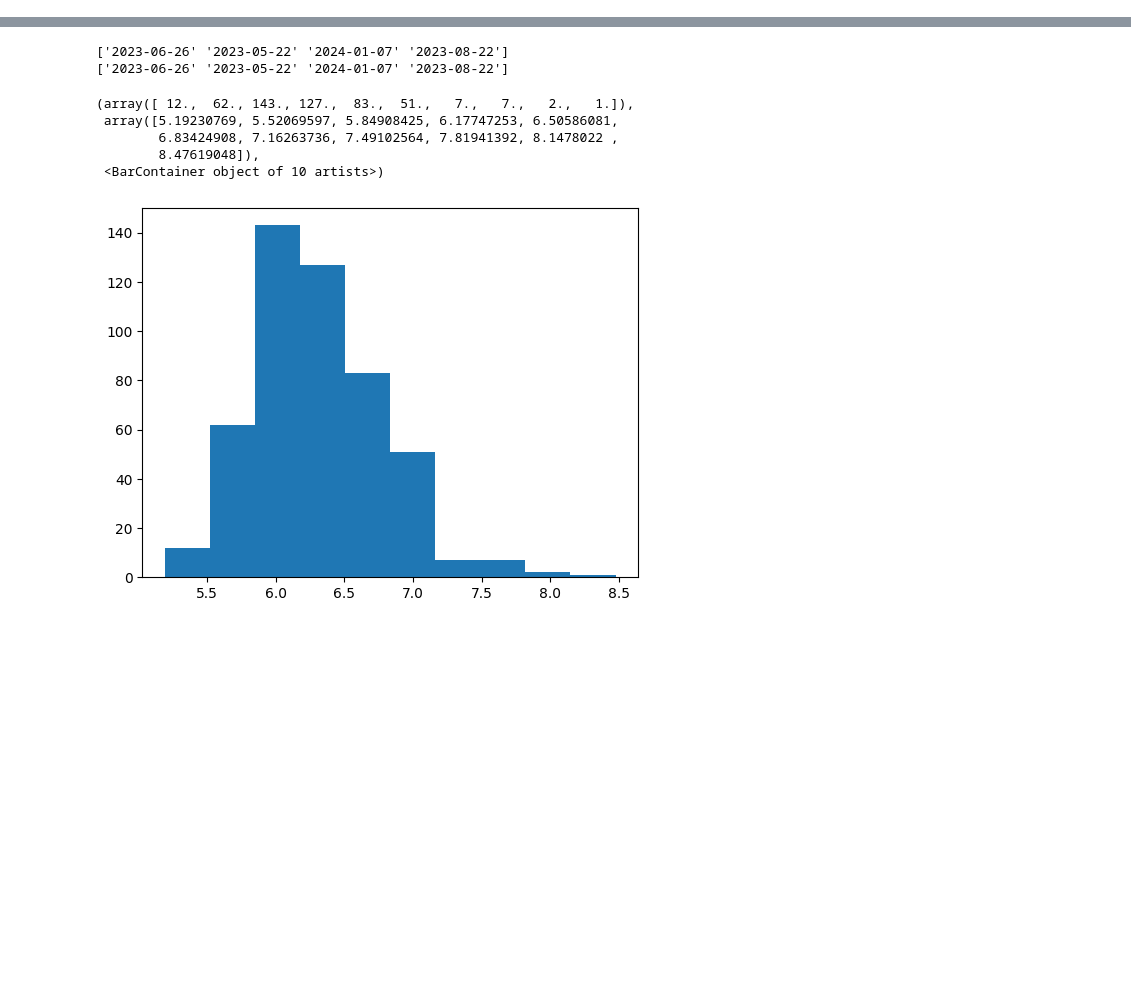
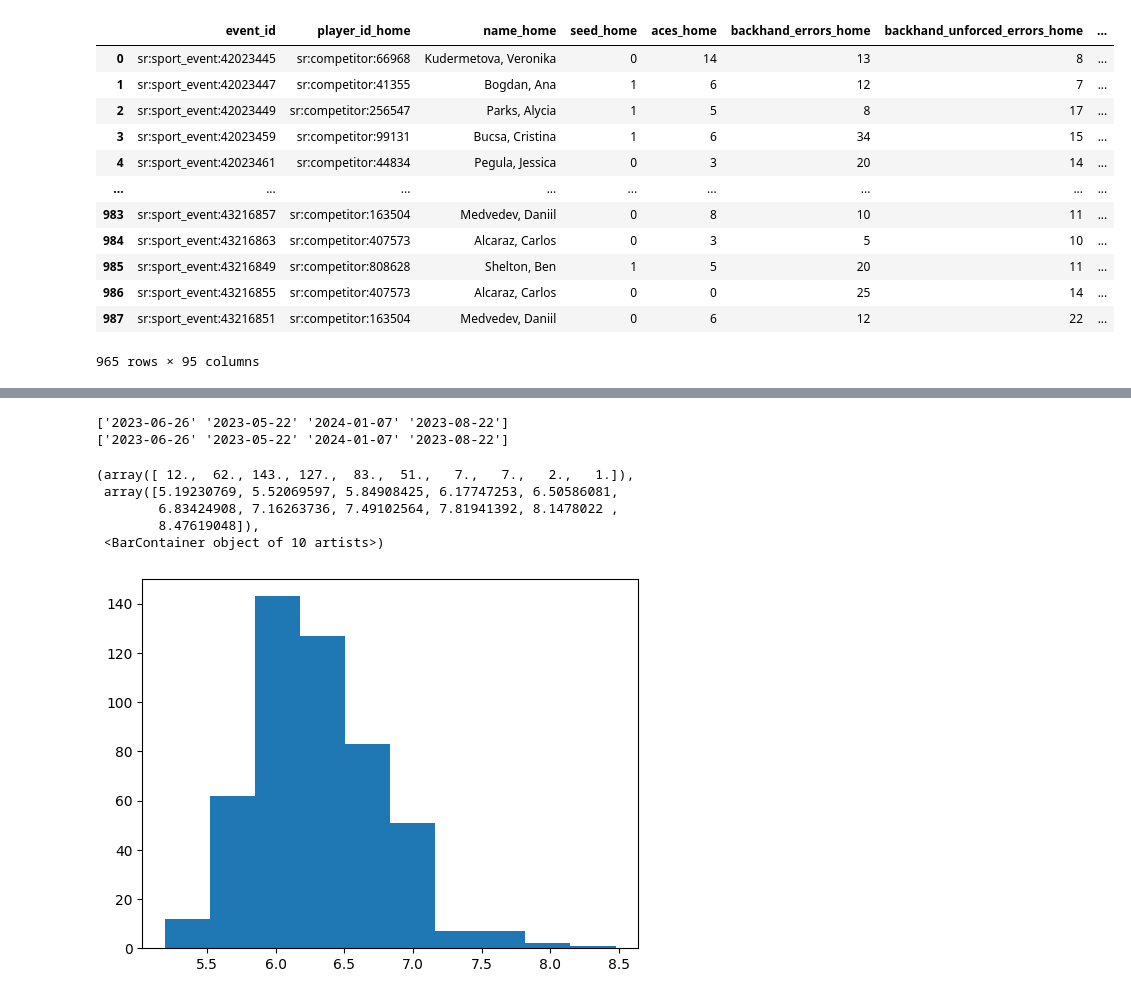
Before and after one commit to scharfsteina/mds-final, a Jupyter notebook: cleaning.ipynb, the cells around one changed output, grey strips where cells are left out. Saved outputs shown, nothing was run; the diff lists cells and outputs as text; code cells hidden in the pictures; blank space fills up the shorter version.

```diff
--- a/eda.ipynb
+++ b/cleaning.ipynb
@@ -48,0 +65,5 @@ max_games_in_a_row
+# %%
+df=df.rename(columns={"win_1":"win_home"})
+# %%
+df["avg_set_diff"] = df[['set'+str(x)+'_diff' for x in range(1,6)]].mean(skipna=True, axis=1) # average of game difference across all sets
+df["avg_set_games"] = df[['set'+str(x)+'_games' for x in range(1,6)]].mean(skipna=True, axis=1) # average of game difference across all sets
@@ -48,0 +75,21 @@ max_games_in_a_row
+# %%
+df = df.drop(columns = ['set'+str(x)+'_diff' for x in range(1,6)]+['set'+str(x)+'_length' for x in range(1,6)]+['set'+str(x)+'_games' for x in range(1,6)]+['avg_game_length_set'+str(x) for x in range(1,6)])
+# %%
+df['seed'+h] = df['seed'+h].astype(int)
+df['seed'+a] = df['seed'+a].astype(int)
+# %%
+df
+# %% [output]
+|  | event_id | player_id_home | name_home | seed_home | aces_home | backhand_errors_home | backhand_unforced_errors_home | ... |
+| 0 | sr:sport_event:42023445 | sr:competitor:66968 | Kudermetova, Veronika | 0 | 14 | 13 | 8 | ... |
+| 1 | sr:sport_event:42023447 | sr:competitor:41355 | Bogdan, Ana | 1 | 6 | 12 | 7 | ... |
+| 2 | sr:sport_event:42023449 | sr:competitor:256547 | Parks, Alycia | 1 | 5 | 8 | 17 | ... |
+| 3 | sr:sport_event:42023459 | sr:competitor:99131 | Bucsa, Cristina | 1 | 6 | 34 | 15 | ... |
+| 4 | sr:sport_event:42023461 | sr:competitor:44834 | Pegula, Jessica | 0 | 3 | 20 | 14 | ... |
+| ... | ... | ... | ... | ... | ... | ... | ... | ... |
+| 983 | sr:sport_event:43216857 | sr:competitor:163504 | Medvedev, Daniil | 0 | 8 | 10 | 11 | ... |
+| 984 | sr:sport_event:43216863 | sr:competitor:407573 | Alcaraz, Carlos | 0 | 3 | 5 | 10 | ... |
+| 985 | sr:sport_event:43216849 | sr:competitor:808628 | Shelton, Ben | 1 | 5 | 20 | 11 | ... |
+| 986 | sr:sport_event:43216855 | sr:competitor:407573 | Alcaraz, Carlos | 0 | 0 | 25 | 14 | ... |
+| 987 | sr:sport_event:43216851 | sr:competitor:163504 | Medvedev, Daniil | 0 | 6 | 12 | 22 | ... |
+965 rows × 95 columns
```
Also changed, not shown: parts of 12 cells of this notebook, 1 other file.
